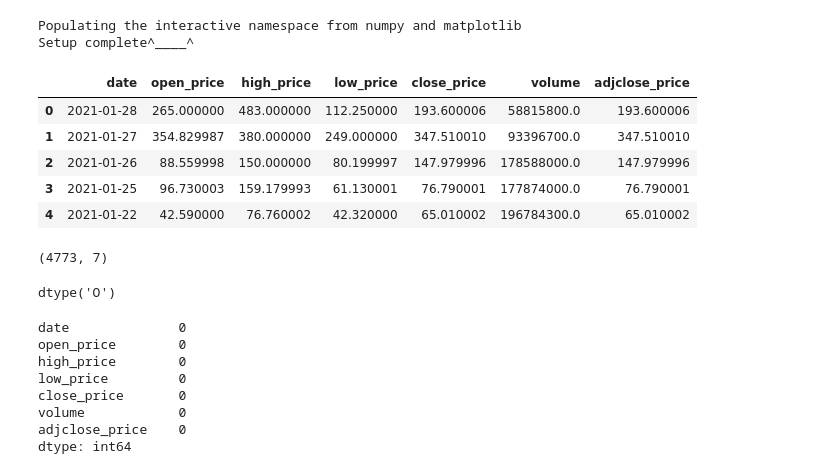
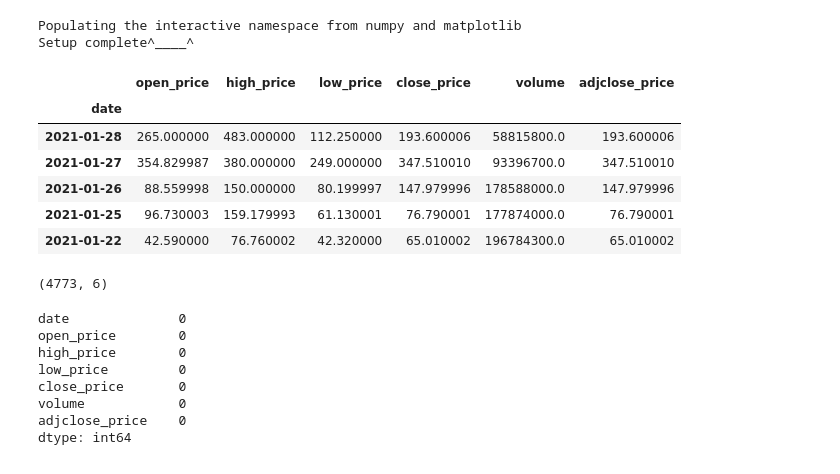
Before and after one commit to mohmaed7777/GameStop-Historical-Stock-Prices, a Jupyter notebook: GameStop_Historical_Stock_Prices.ipynb, the cells around one changed output. Saved outputs shown, nothing was run; the diff lists cells and outputs as text; code cells hidden in the pictures.

```diff
--- a/GameStop_Historical_Stock_Prices.ipynb
+++ b/GameStop_Historical_Stock_Prices.ipynb
@@ -49,23 +49,20 @@ print('Setup complete^____^')
 Populating the interactive namespace from numpy and matplotlib
 Setup complete^____^
 # %%
-game_stoke = pd.read_csv('/content/GME_stock.csv')
+game_stoke = pd.read_csv('/content/GME_stock.csv', index_col='date', parse_dates=True)
 game_stoke.head()
 # %% [output]
-|  | date | open_price | high_price | low_price | close_price | volume | adjclose_price |
-| 0 | 2021-01-28 | 265.000000 | 483.000000 | 112.250000 | 193.600006 | 58815800.0 | 193.600006 |
-| 1 | 2021-01-27 | 354.829987 | 380.000000 | 249.000000 | 347.510010 | 93396700.0 | 347.510010 |
-| 2 | 2021-01-26 | 88.559998 | 150.000000 | 80.199997 | 147.979996 | 178588000.0 | 147.979996 |
-| 3 | 2021-01-25 | 96.730003 | 159.179993 | 61.130001 | 76.790001 | 177874000.0 | 76.790001 |
-| 4 | 2021-01-22 | 42.590000 | 76.760002 | 42.320000 | 65.010002 | 196784300.0 | 65.010002 |
+|  | open_price | high_price | low_price | close_price | volume | adjclose_price |
+| date |  |  |  |  |  |  |
+| 2021-01-28 | 265.000000 | 483.000000 | 112.250000 | 193.600006 | 58815800.0 | 193.600006 |
+| 2021-01-27 | 354.829987 | 380.000000 | 249.000000 | 347.510010 | 93396700.0 | 347.510010 |
+| 2021-01-26 | 88.559998 | 150.000000 | 80.199997 | 147.979996 | 178588000.0 | 147.979996 |
+| 2021-01-25 | 96.730003 | 159.179993 | 61.130001 | 76.790001 | 177874000.0 | 76.790001 |
+| 2021-01-22 | 42.590000 | 76.760002 | 42.320000 | 65.010002 | 196784300.0 | 65.010002 |
 # %%
 game_stoke.shape
 # %% [output]
-(4773, 7)
+(4773, 6)
-# %%
-game_stoke['date'].dtypes
-# %% [output]
-dtype('O')
 # %%
 missing_data = game_stoke.isnull().sum()
 missing_data[:]
```
Also changed, not shown: parts of 2 cells of this notebook.
